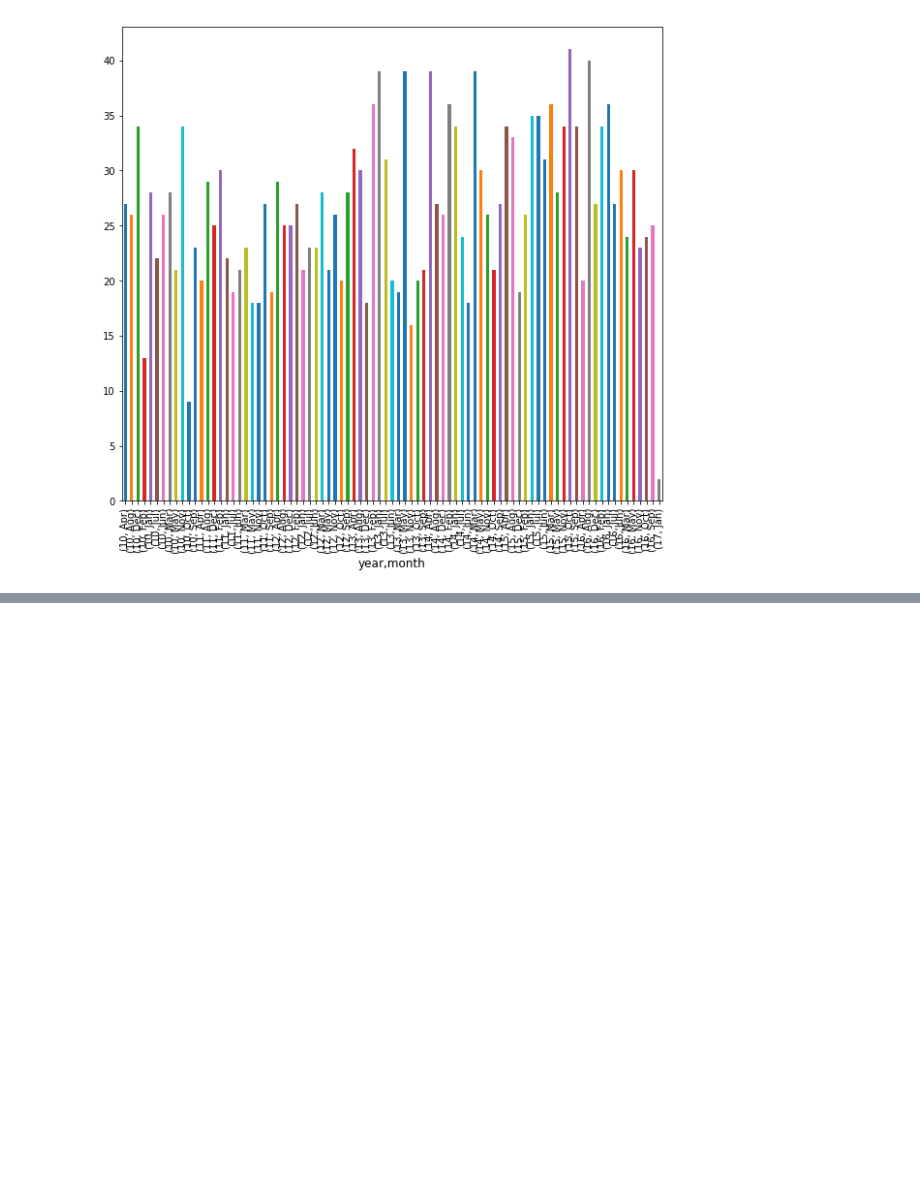
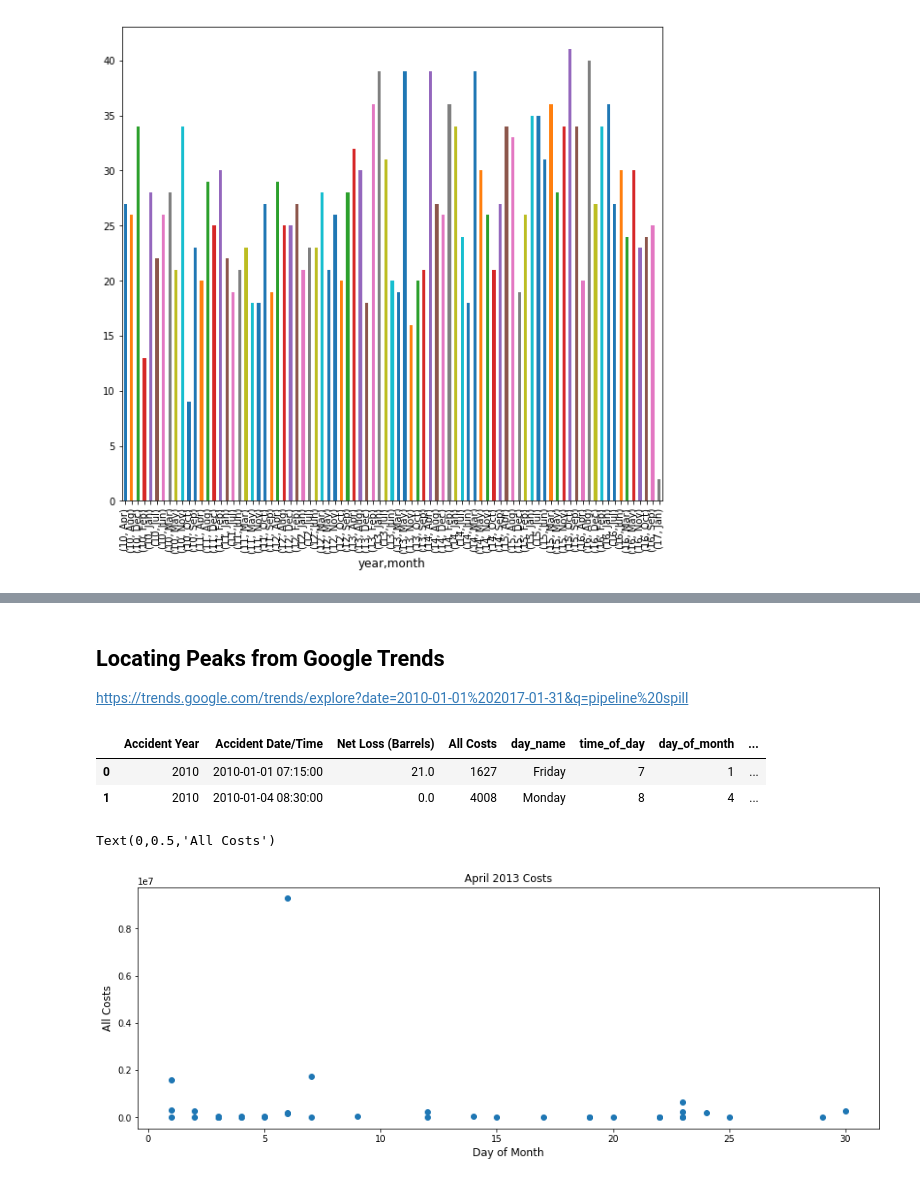
Before and after one commit to Vsosameza/Oil_Spill_Data_Analysis, a Jupyter notebook: Data_Exploration_Notebook-2.ipynb, the cells around one changed output, grey strips where cells are left out. Saved outputs shown, nothing was run; the diff lists cells and outputs as text; code cells hidden in the pictures; blank space fills up the shorter version.

```diff
--- a/Data_Exploration_Notebook-2.ipynb
+++ b/Data_Exploration_Notebook-2.ipynb
@@ -527,0 +683,2 @@ tp.head(20).plot.bar(x='month', y='ppb');
+# %%
+when = joined[['Accident Year', 'Accident Date/Time', 'Net Loss (Barrels)', 'All Costs']]
@@ -527,0 +693,2 @@ tp.head(20).plot.bar(x='month', y='ppb');
+# %%
+when['Accident Date/Time'] = pd.to_datetime(when['Accident Date/Time'])
@@ -527,0 +709,6 @@ tp.head(20).plot.bar(x='month', y='ppb');
+# %%
+when['day_name'] = when['Accident Date/Time'].dt.weekday_name
+when['time_of_day'] = when['Accident Date/Time'].dt.hour
+when['day_of_month'] = when['Accident Date/Time'].dt.day
+when['month'] = when['Accident Date/Time'].dt.month
+when['Accident Year'] = when['Accident Year'].astype(str)
@@ -527,0 +808,28 @@ tp.head(20).plot.bar(x='month', y='ppb');
+# %% [markdown]
+## Locating Peaks from Google Trends
+https://trends.google.com/trends/explore?date=2010-01-01%202017-01-31&q=pipeline%20spill
+# %%
+when.head(2)
+# %% [output]
+|  | Accident Year | Accident Date/Time | Net Loss (Barrels) | All Costs | day_name | time_of_day | day_of_month | ... |
+| 0 | 2010 | 2010-01-01 07:15:00 | 21.0 | 1627 | Friday | 7 | 1 | ... |
+| 1 | 2010 | 2010-01-04 08:30:00 | 0.0 | 4008 | Monday | 8 | 4 | ... |
+# %%
+mask_yr = when['Accident Year'] == '2013'
+mask_apr = when['month'] == 4
+
+all_mask = mask_yr & mask_apr
+
+apr_thr = when[all_mask]
+# when[mask_yr]
+# %%
+scatter = plt.figure()
+axes1 = scatter.add_subplot(1,1,1)
+axes1.scatter(apr_thr.day_of_month, apr_thr['All Costs'])
+
+axes1.set_title('April 2013 Costs')
+axes1.set_xlabel('Day of Month')
+axes1.set_ylabel('All Costs')
+# %% [output]
+Text(0,0.5,'All Costs')
+[figure, added]
```
Also changed, not shown: parts of 57 cells of this notebook.
